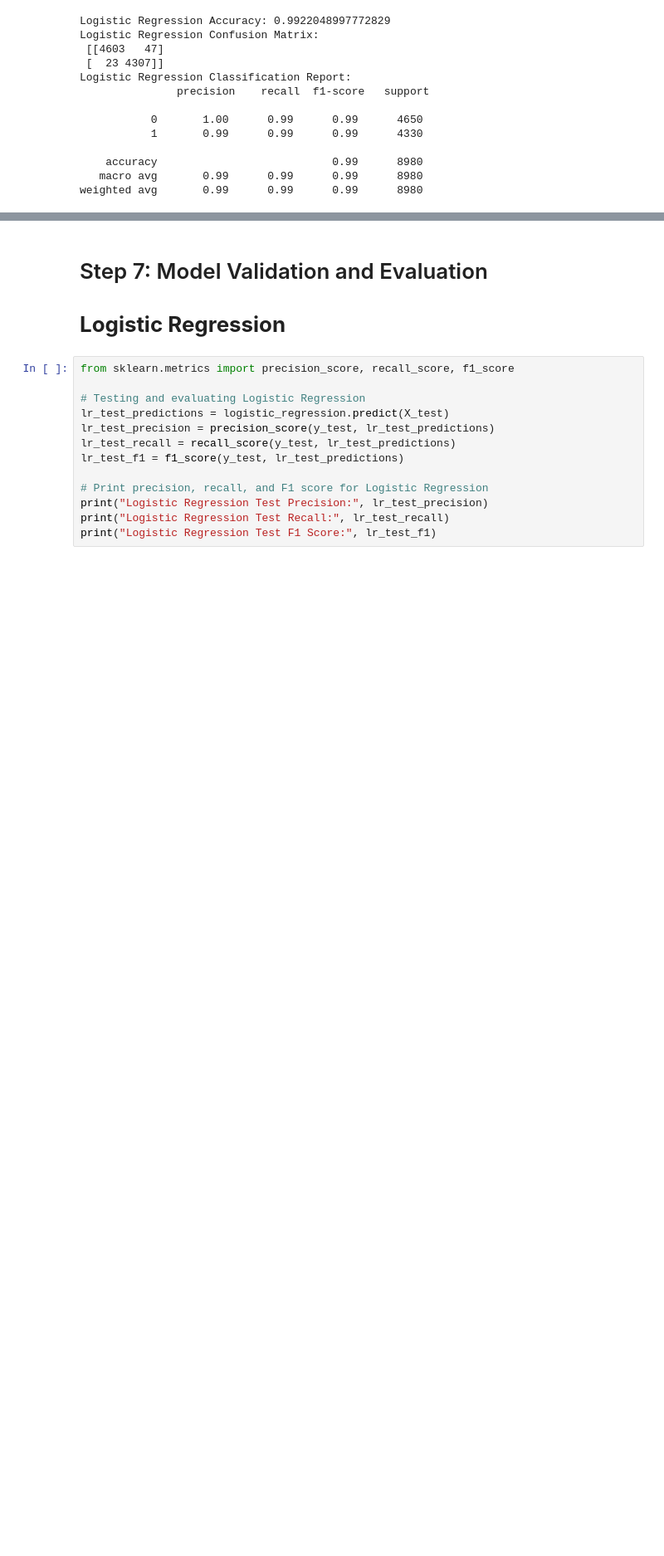
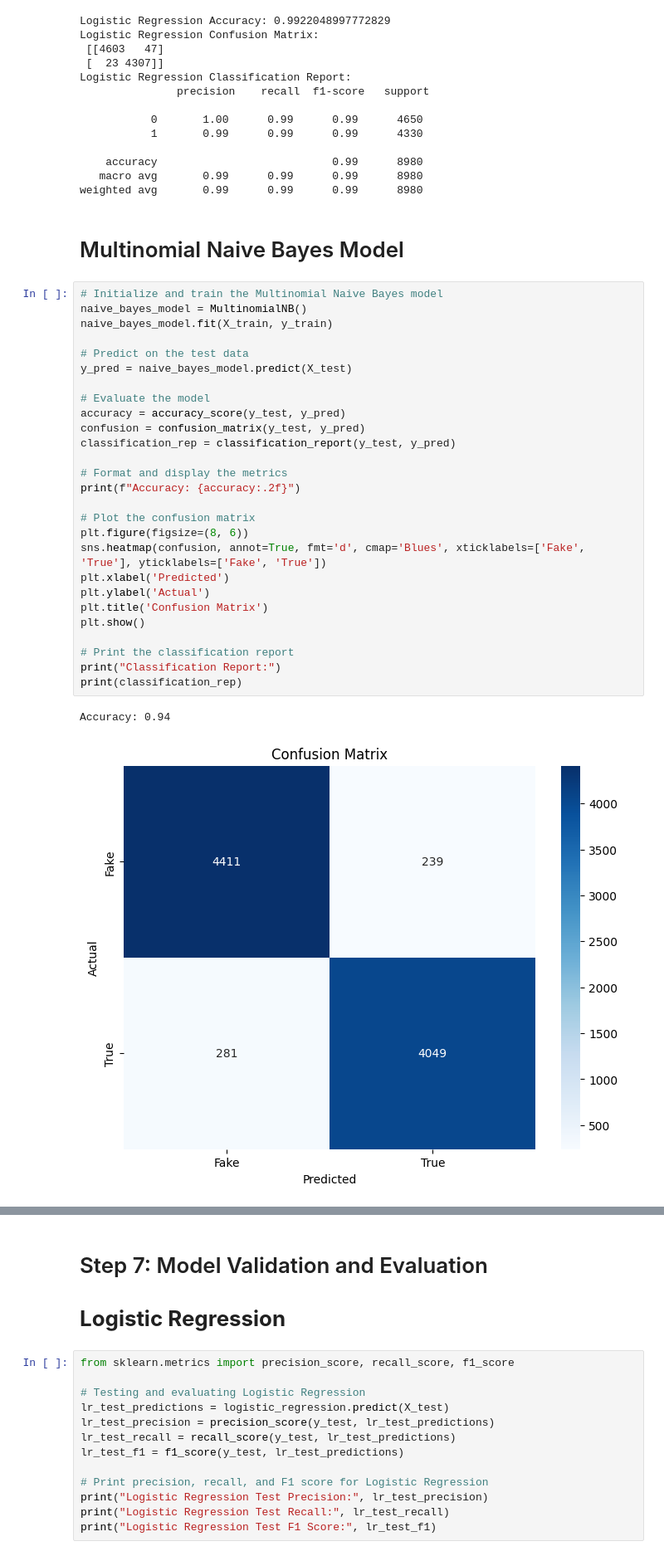
Before and after one commit to avinandanroyy/fake-news-detection-nlp, a Jupyter notebook: fakenews-detection.ipynb, the cells around one changed output, grey strips where cells are left out. Shown at 83% size. Drawn from its saved outputs; the diff is of its cells as text; blank space fills up the shorter version.

```diff
--- a/fakenews-detection.ipynb
+++ b/fakenews-detection.ipynb
@@ -238,3 +238,35 @@ Logistic Regression Classification Report:
     accuracy                           0.99      8980
    macro avg       0.99      0.99      0.99      8980
 weighted avg       0.99      0.99      0.99      8980
+# %% [markdown]
+# Multinomial Naive Bayes Model
+# %%
+# Initialize and train the Multinomial Naive Bayes model
+naive_bayes_model = MultinomialNB()
+naive_bayes_model.fit(X_train, y_train)
+
+# Predict on the test data
+y_pred = naive_bayes_model.predict(X_test)
+
+# Evaluate the model
+accuracy = accuracy_score(y_test, y_pred)
+confusion = confusion_matrix(y_test, y_pred)
+classification_rep = classification_report(y_test, y_pred)
+
+# Format and display the metrics
+print(f"Accuracy: {accuracy:.2f}")
+
+# Plot the confusion matrix
+plt.figure(figsize=(8, 6))
+sns.heatmap(confusion, annot=True, fmt='d', cmap='Blues', xticklabels=['Fake', 'True'], yticklabels=['Fake', 'True'])
+plt.xlabel('Predicted')
+plt.ylabel('Actual')
+plt.title('Confusion Matrix')
+plt.show()
+
+# Print the classification report
+print("Classification Report:")
+print(classification_rep)
+# %% [output]
+Accuracy: 0.94
+[figure, added]
```
Also changed, not shown: parts of 2 cells of this notebook.
